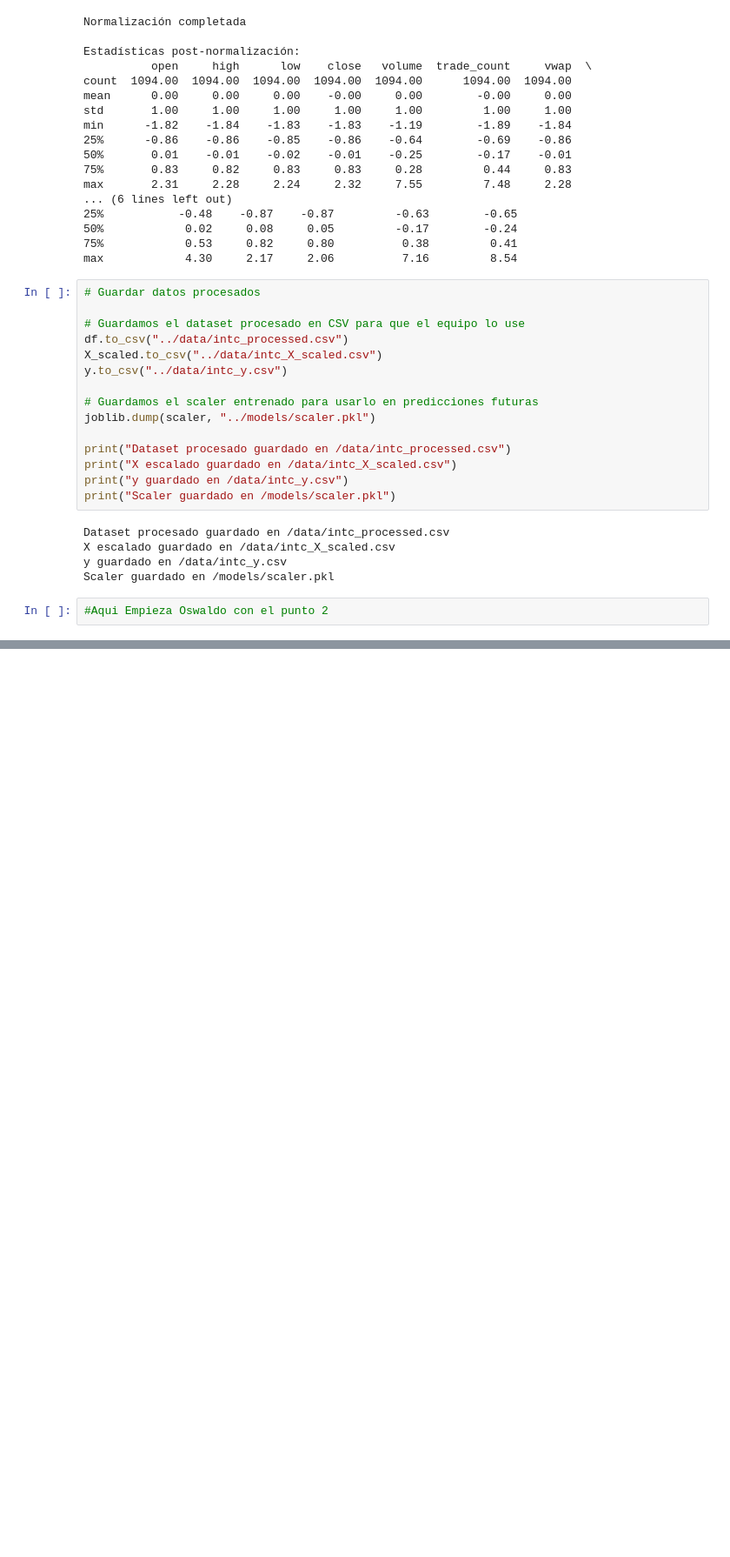
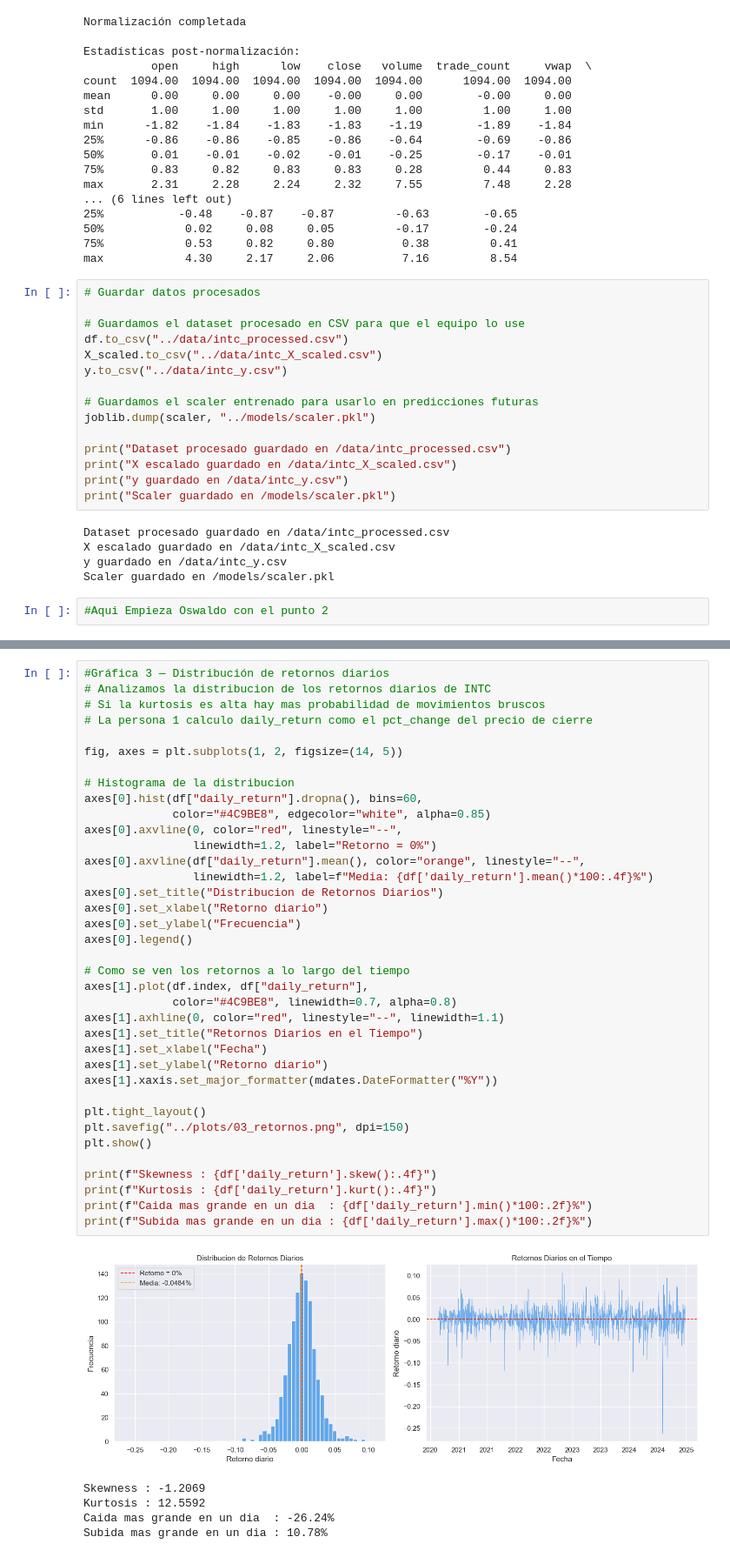
Before and after one commit to JhonERJ1/AprendizajeAutomatico-RegresionLineal, a Jupyter notebook: notebooks/intel_prediction.ipynb, the cells around one changed output, grey strips where cells are left out. Shown at 87% size. Cells and saved outputs as stored; diff of their text form; blank space fills up the shorter version.

```diff
--- a/notebooks/intel_prediction.ipynb
+++ b/notebooks/intel_prediction.ipynb
@@ -244,0 +376,43 @@ Scaler guardado en /models/scaler.pkl
+# %%
+#Gráfica 3 — Distribución de retornos diarios
+# Analizamos la distribucion de los retornos diarios de INTC
+# Si la kurtosis es alta hay mas probabilidad de movimientos bruscos
+# La persona 1 calculo daily_return como el pct_change del precio de cierre
+
+fig, axes = plt.subplots(1, 2, figsize=(14, 5))
+
+# Histograma de la distribucion
+axes[0].hist(df["daily_return"].dropna(), bins=60,
+             color="#4C9BE8", edgecolor="white", alpha=0.85)
+axes[0].axvline(0, color="red", linestyle="--",
+                linewidth=1.2, label="Retorno = 0%")
+axes[0].axvline(df["daily_return"].mean(), color="orange", linestyle="--",
+                linewidth=1.2, label=f"Media: {df['daily_return'].mean()*100:.4f}%")
+axes[0].set_title("Distribucion de Retornos Diarios")
+axes[0].set_xlabel("Retorno diario")
+axes[0].set_ylabel("Frecuencia")
+axes[0].legend()
+
+# Como se ven los retornos a lo largo del tiempo
+axes[1].plot(df.index, df["daily_return"],
+             color="#4C9BE8", linewidth=0.7, alpha=0.8)
+axes[1].axhline(0, color="red", linestyle="--", linewidth=1.1)
+axes[1].set_title("Retornos Diarios en el Tiempo")
+axes[1].set_xlabel("Fecha")
+axes[1].set_ylabel("Retorno diario")
+axes[1].xaxis.set_major_formatter(mdates.DateFormatter("%Y"))
+
+plt.tight_layout()
+plt.savefig("../plots/03_retornos.png", dpi=150)
+plt.show()
+
+print(f"Skewness : {df['daily_return'].skew():.4f}")
+print(f"Kurtosis : {df['daily_return'].kurt():.4f}")
+print(f"Caida mas grande en un dia  : {df['daily_return'].min()*100:.2f}%")
+print(f"Subida mas grande en un dia : {df['daily_return'].max()*100:.2f}%")
+# %% [output]
+[figure, added]
+Skewness : -1.2069
+Kurtosis : 12.5592
+Caida mas grande en un dia  : -26.24%
+Subida mas grande en un dia : 10.78%
```
Also changed, not shown: parts of 12 cells of this notebook, 8 other files.
